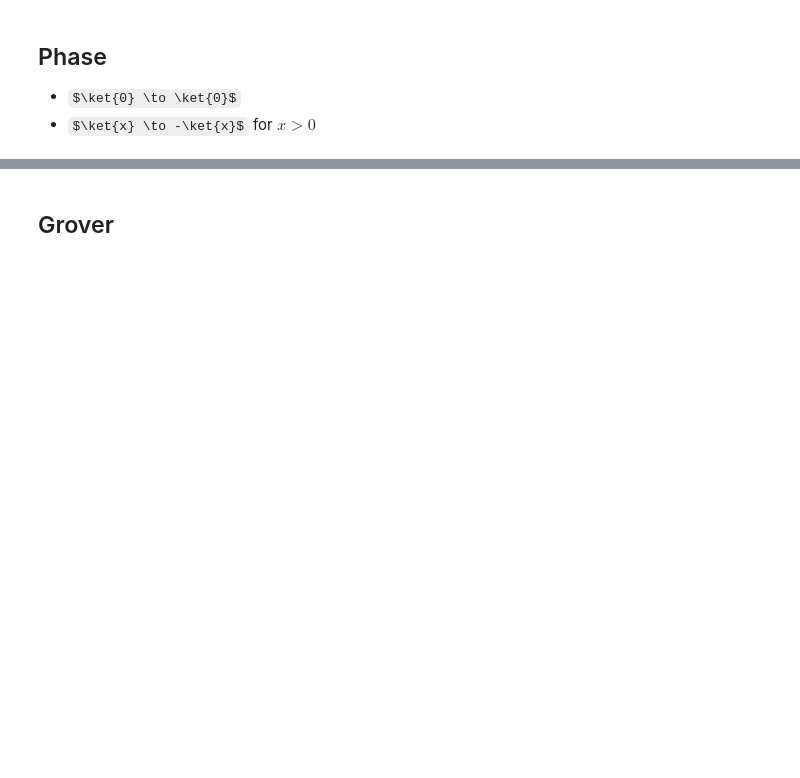
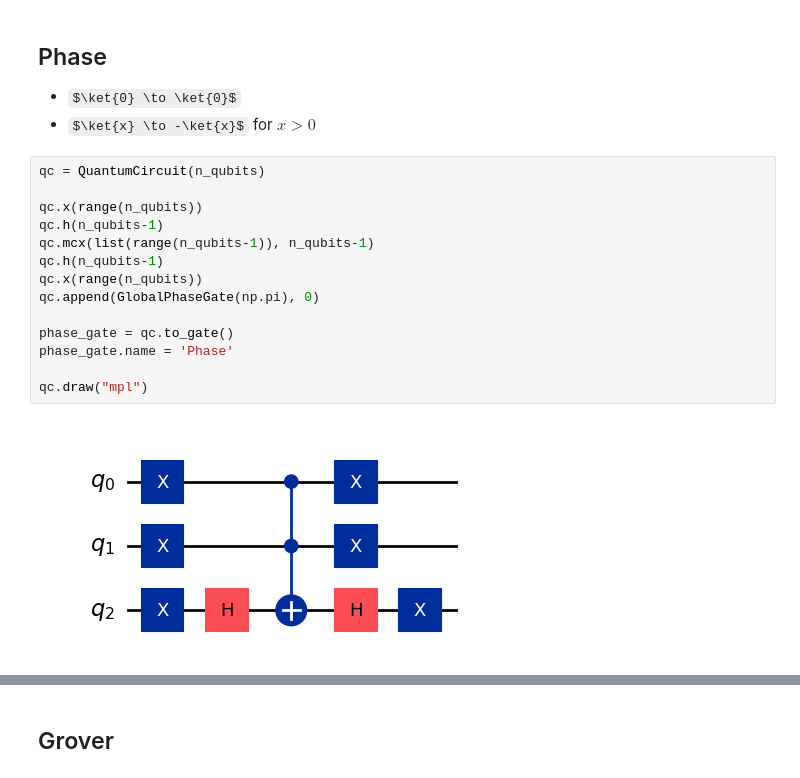
Before and after one commit to luan521/qiskit-training, a Jupyter notebook: notebooks/grover0.ipynb, the cells around one changed output, grey strips where cells are left out. Saved outputs shown, nothing was run; the diff lists cells and outputs as text; some formulas as TeX source; blank space fills up the shorter version.

```diff
--- a/notebooks/grover0.ipynb
+++ b/notebooks/grover0.ipynb
@@ -23,3 +32,19 @@ expression = '(a | b) & (~a | c) & (~c | ~d) & (~b | d) & (~b | c)'
 ## Phase
 - $\ket{0} \to \ket{0}$
 - $\ket{x} \to -\ket{x}$ for $x>0$
+# %%
+qc = QuantumCircuit(n_qubits)
+
+qc.x(range(n_qubits))
+qc.h(n_qubits-1)
+qc.mcx(list(range(n_qubits-1)), n_qubits-1)
+qc.h(n_qubits-1)
+qc.x(range(n_qubits))
+qc.append(GlobalPhaseGate(np.pi), 0)
+
+phase_gate = qc.to_gate()
+phase_gate.name = 'Phase'
+
+qc.draw("mpl")
+# %% [output]
+[figure, added]
```
Also changed, not shown: parts of 10 cells of this notebook, 3 other files.
